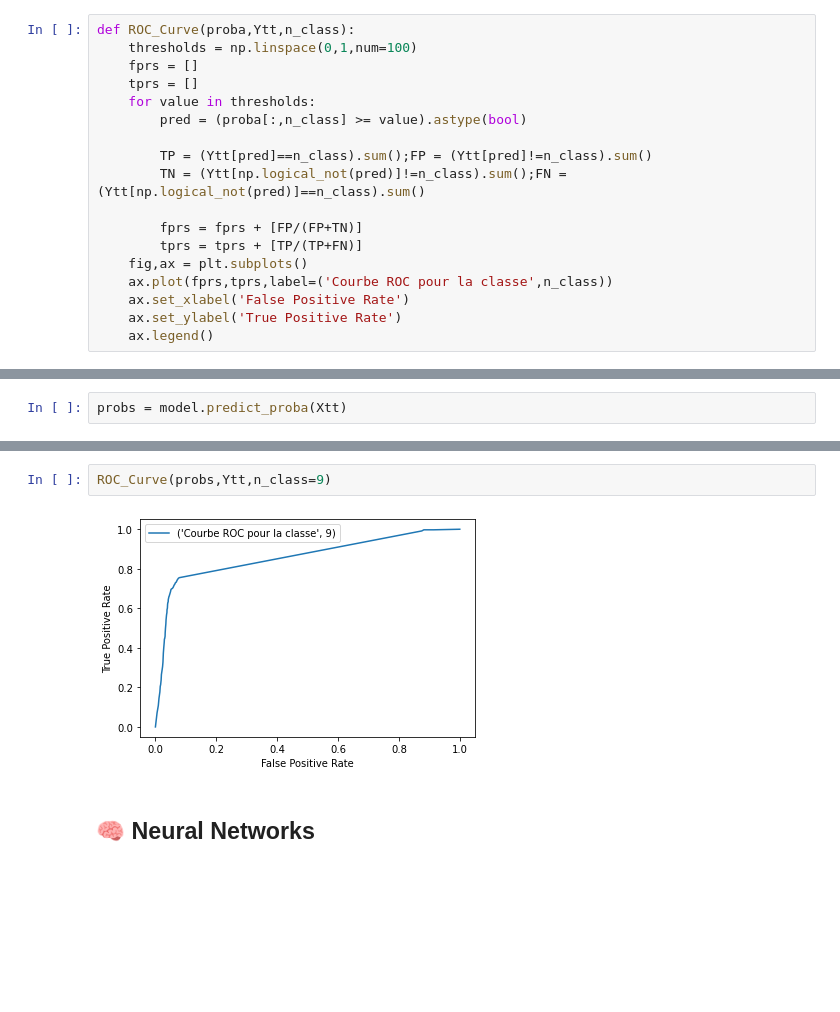
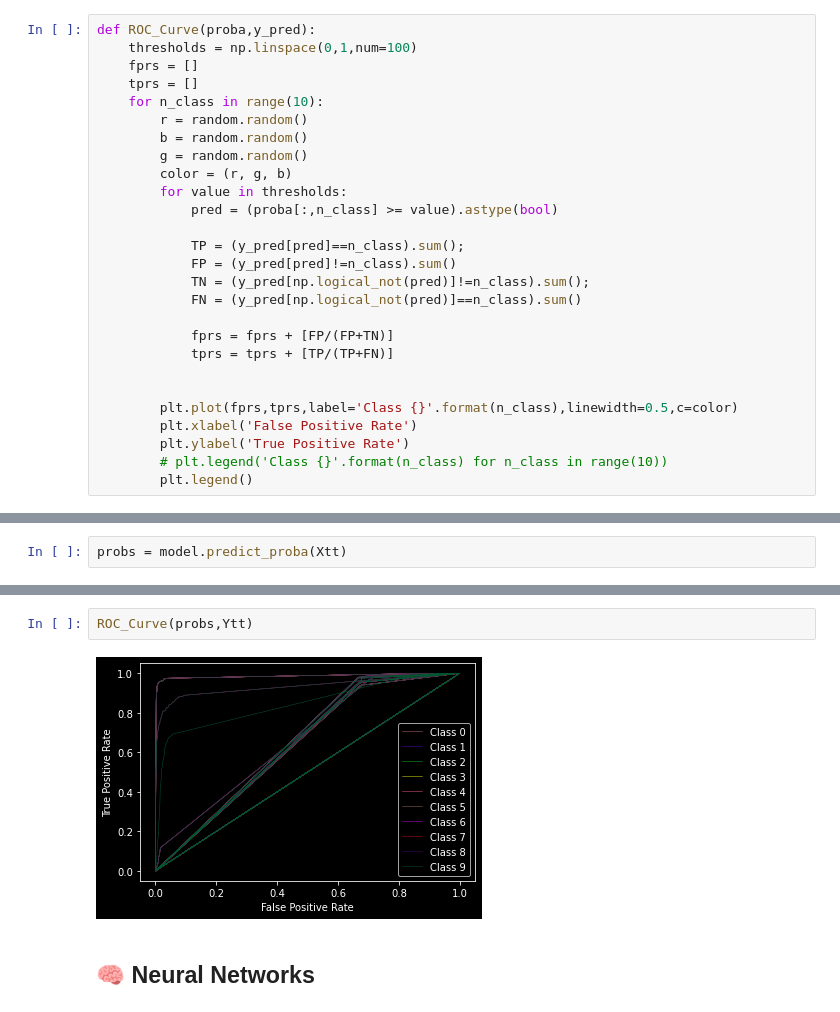
Before and after one commit to kawaremu/MLFromScratch, a Jupyter notebook: Performance measures.ipynb, the cells around one changed output, grey strips where cells are left out. Cells and saved outputs as stored; diff of their text form; blank space fills up the shorter version.

Commit message:
Plot ROC

```diff
--- a/Performance measures.ipynb
+++ b/Performance measures.ipynb
@@ -381,21 +386,30 @@ def fpr(confusion_matrix,n_class):
 # %%
-def ROC_Curve(proba,Ytt,n_class):
+def ROC_Curve(proba,y_pred):
     thresholds = np.linspace(0,1,num=100)
     fprs = []
     tprs = []
-    for value in thresholds:
-        pred = (proba[:,n_class] >= value).astype(bool)
+    for n_class in range(10):
+        r = random.random()
+        b = random.random()
+        g = random.random()
+        color = (r, g, b)
+        for value in thresholds:
+            pred = (proba[:,n_class] >= value).astype(bool)
 
-        TP = (Ytt[pred]==n_class).sum();FP = (Ytt[pred]!=n_class).sum()
-        TN = (Ytt[np.logical_not(pred)]!=n_class).sum();FN = (Ytt[np.logical_not(pred)]==n_class).sum()
+            TP = (y_pred[pred]==n_class).sum();
+            FP = (y_pred[pred]!=n_class).sum()
+            TN = (y_pred[np.logical_not(pred)]!=n_class).sum();
+            FN = (y_pred[np.logical_not(pred)]==n_class).sum()
 
-        fprs = fprs + [FP/(FP+TN)]
-        tprs = tprs + [TP/(TP+FN)]
-    fig,ax = plt.subplots()
-    ax.plot(fprs,tprs,label=('Courbe ROC pour la classe',n_class))
-    ax.set_xlabel('False Positive Rate')
-    ax.set_ylabel('True Positive Rate')
-    ax.legend()
+            fprs = fprs + [FP/(FP+TN)]
+            tprs = tprs + [TP/(TP+FN)]
+
+
+        plt.plot(fprs,tprs,label='Class {}'.format(n_class),linewidth=0.5,c=color)
+        plt.xlabel('False Positive Rate')
+        plt.ylabel('True Positive Rate')
+        # plt.legend('Class {}'.format(n_class) for n_class in range(10))
+        plt.legend()
 # %% [markdown]
 ### 🧪 Building the confusion matrix class
 # %%
@@ -1017,7 +1032,7 @@ array([[1.16190754e-01, 5.70692606e-02, 1.20127463e-01, ...,
 # %%
-ROC_Curve(probs,Ytt,n_class=9)
+ROC_Curve(probs,Ytt)
 # %% [output]
-[figure, old version]
+[figure, new version]
 # %% [markdown]
 ## 🧠 Neural Networks
 # %%
```
Also changed, not shown: parts of 15 cells of this notebook.
